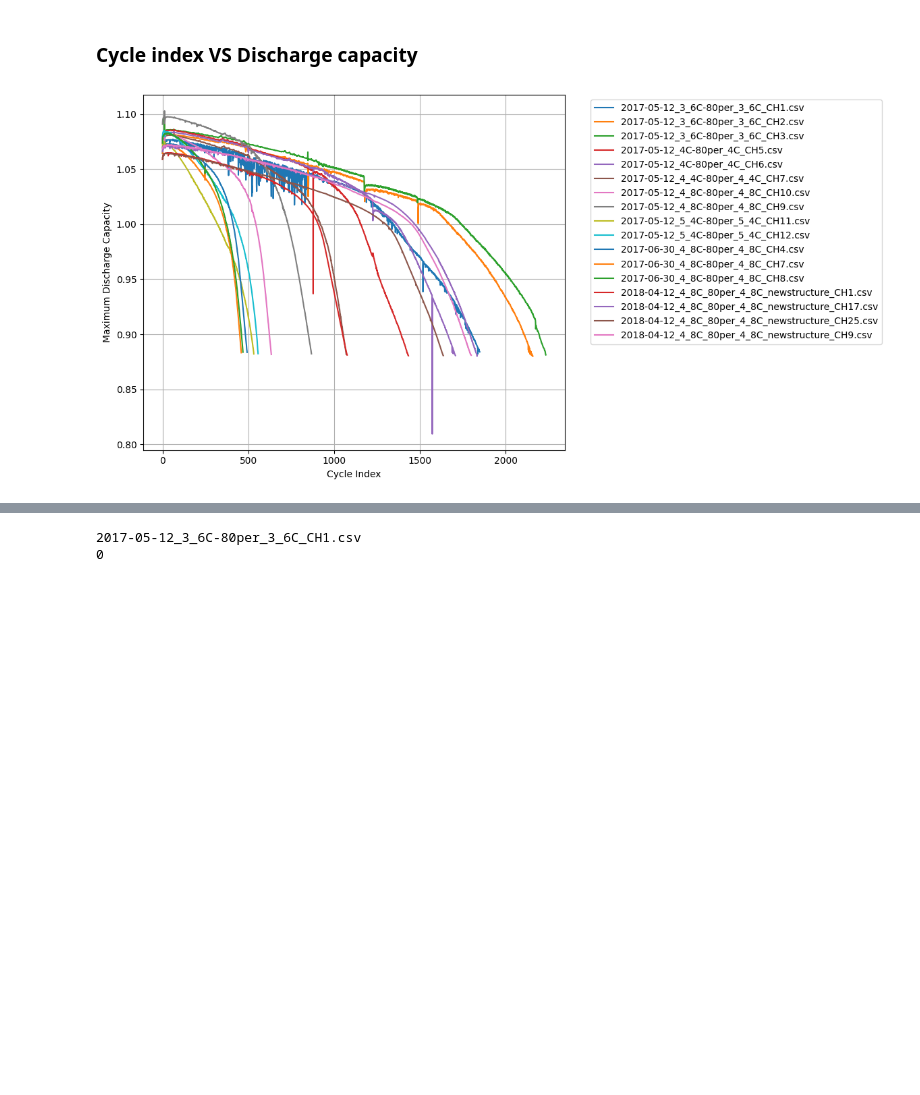
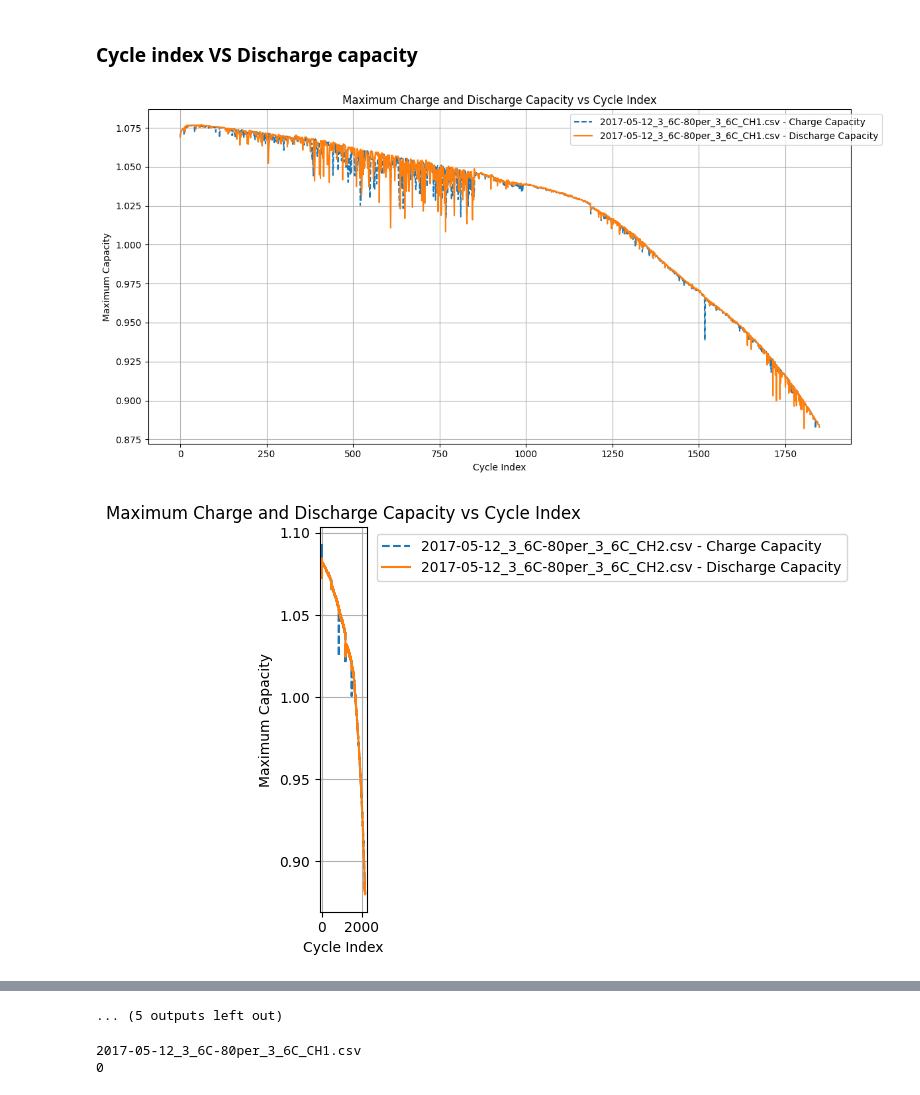
Before and after one commit to SalimMabed/PHM-Batteries, a Jupyter notebook: plot_data.ipynb, the cells around one changed output, grey strips where cells are left out. Cells and saved outputs as stored; diff of their text form; code cells hidden in the pictures; blank space fills up the shorter version.

```diff
--- a/plot_data.ipynb
+++ b/plot_data.ipynb
@@ -5,35 +5,41 @@ import os
 import pandas as pd
 import matplotlib.pyplot as plt
 
-def plot_max_discharge_capacity(directory):
+def plot_max_capacity(directory):
     # Lister tous les fichiers CSV dans le répertoire donné
     csv_files = [f for f in os.listdir(directory) if f.endswith('.csv')]
 
     # Créer une figure pour le graphique
     plt.figure(figsize=(12, 6))  # Augmenter la largeur de la figure
 
-    # #Lire et tracer le maximum de Discharge Capacity pour chaque fichier CSV
+    # Lire et tracer le maximum de Charge Capacity et de Discharge Capacity pour chaque fichier CSV
     for csv_file in csv_files:
         file_path = os.path.join(directory, csv_file)
         df = pd.read_csv(file_path)
 
+        # Calculer le maximum de Charge Capacity par Cycle_Index
+        max_charge_capacity = df.groupby('Cycle_Index')['Charge_Capacity'].max()
+
         # Calculer le maximum de Discharge Capacity par Cycle_Index
-        max_discharge_capacity = df.groupby('Cycle_Index')['Charge_Capacity'].max()
+        max_discharge_capacity = df.groupby('Cycle_Index')['Discharge_Capacity'].max()
+
+        # Tracer le maximum de Charge Capacity pour chaque Cycle_Index
+        plt.plot(max_charge_capacity.index, max_charge_capacity.values, label=f'{csv_file} - Charge Capacity', linestyle='--')
 
         # Tracer le maximum de Discharge Capacity pour chaque Cycle_Index
-        plt.plot(max_discharge_capacity.index, max_discharge_capacity.values, label=csv_file)
-
-    plt.xlabel('Cycle Index')
-    plt.ylabel('Maximum Discharge Capacity')
-    #plt.title('Maximum Discharge Capacity vs Cycle Index')
-    plt.legend(bbox_to_anchor=(1.05, 1), loc='upper left')  # Placer la légende à l'extérieur du graphique
-    plt.grid(True)
-    plt.tight_layout()  # Ajuster le layout pour que tout soit visible
-    plt.show()
+        plt.plot(max_discharge_capacity.index, max_discharge_capacity.values, label=f'{csv_file} - Discharge Capacity')
+        plt.xlabel('Cycle Index')
+        plt.ylabel('Maximum Capacity')
+        plt.title('Maximum Charge and Discharge Capacity vs Cycle Index')
+        plt.legend(bbox_to_anchor=(1.05, 1))  # Placer la légende à l'extérieur du graphique
+        plt.grid(True)
+        plt.tight_layout()  # Ajuster le layout pour que tout soit visible
+        plt.show()
 # %%
 
 # Exemple d'utilisation
 directory = r'C:\Users\pc\Desktop\data\all batchs - Copie V4'  # Utilisation de r pour les chemins Windows
-plot_max_discharge_capacity(directory)
+plot_max_capacity(directory)
 # %% [output]
-[figure, old version]
+[figure, new version]
+[figure, added]
@@ -40,3 +56,4 @@ plot_max_discharge_capacity(directory)
+... (5 outputs left out)
 # %%
 import os
 import pandas as pd
```
Also changed, not shown: parts of 1 cell of this notebook.
